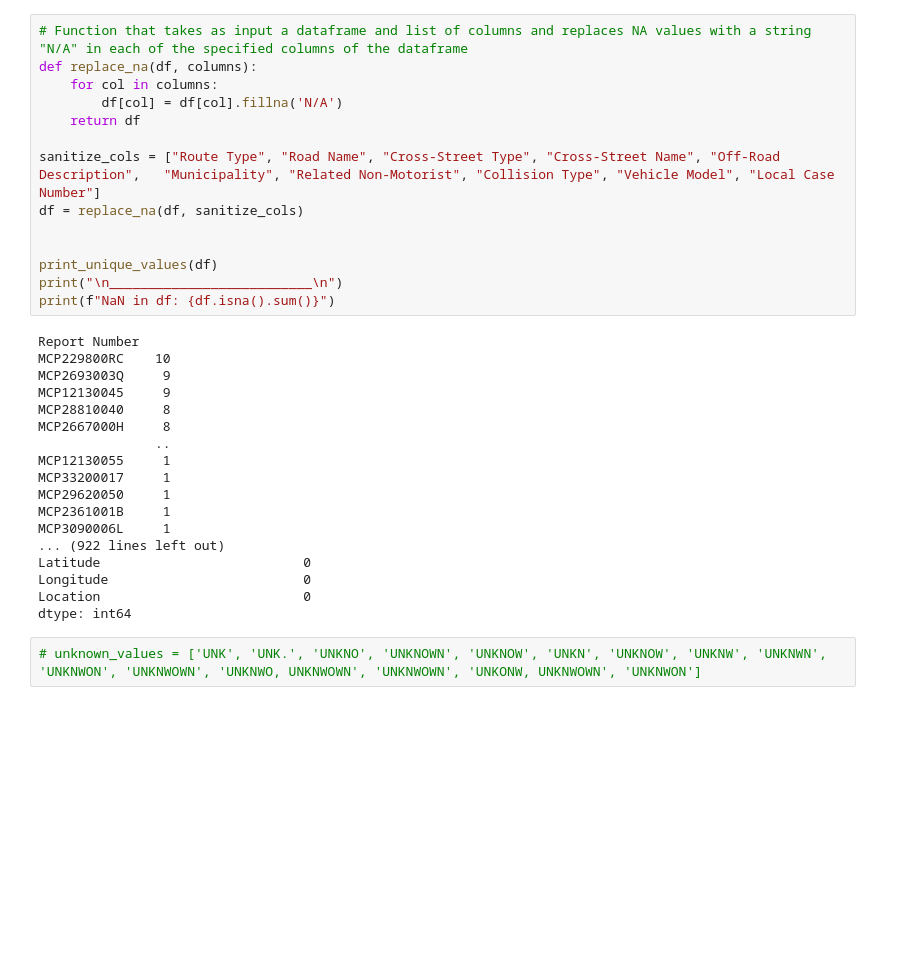
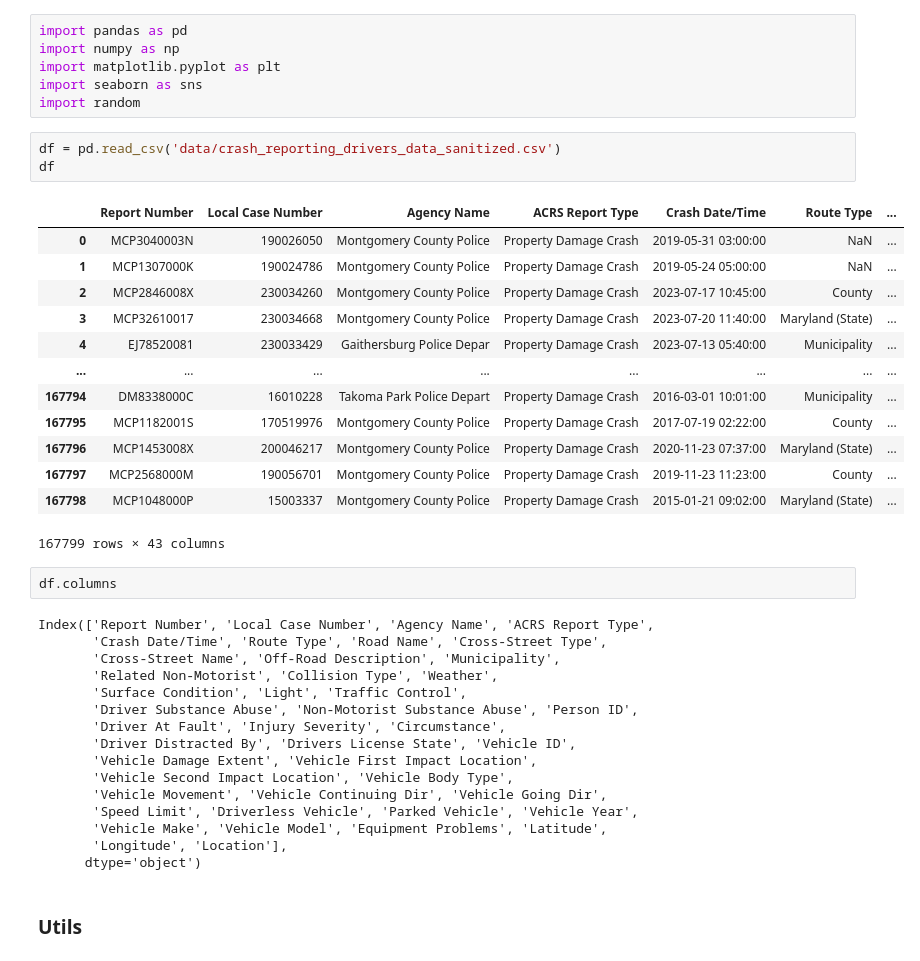
Before and after one commit to CaptN-JP/CrashAnalyzer, a Jupyter notebook: eda.ipynb, the cells around one changed output. Drawn from its saved outputs; the diff is of its cells as text; blank space fills up the shorter version.

```diff
--- a/eda.ipynb
+++ b/eda.ipynb
@@ -696,34 +1,43 @@ NA values:  0
-# %%
-# Function that takes as input a dataframe and list of columns and replaces NA values with a string "N/A" in each of the specified columns of the dataframe
-def replace_na(df, columns):
-    for col in columns:
-        df[col] = df[col].fillna('N/A')
-    return df
-
-sanitize_cols = ["Route Type", "Road Name",	"Cross-Street Type", "Cross-Street Name", "Off-Road Description",	"Municipality",	"Related Non-Motorist",	"Collision Type", "Vehicle Model", "Local Case Number"]
-df = replace_na(df, sanitize_cols)
-
-
-print_unique_values(df)
-print("\n__________________________\n")
-print(f"NaN in df: {df.isna().sum()}")
-# %% [output]
-Report Number
-MCP229800RC    10
-MCP2693003Q     9
-MCP12130045     9
-MCP28810040     8
-MCP2667000H     8
-               ..
-MCP12130055     1
-MCP33200017     1
-MCP29620050     1
-MCP2361001B     1
-MCP3090006L     1
-... (922 lines left out)
-Latitude                          0
-Longitude                         0
-Location                          0
-dtype: int64
-# %%
-# unknown_values = ['UNK', 'UNK.', 'UNKNO', 'UNKNOWN', 'UNKNOW', 'UNKN', 'UNKNOW', 'UNKNW', 'UNKNWN', 'UNKNWON', 'UNKNWOWN', 'UNKNWO, UNKNWOWN', 'UNKNWOWN', 'UNKONW, UNKNWOWN', 'UNKNWON']
+# %%
+import pandas as pd
+import numpy as np
+import matplotlib.pyplot as plt
+import seaborn as sns
+import random
+# %%
+df = pd.read_csv('data/crash_reporting_drivers_data_sanitized.csv')
+df
+# %% [output]
+|  | Report Number | Local Case Number | Agency Name | ACRS Report Type | Crash Date/Time | Route Type | ... |
+| 0 | MCP3040003N | 190026050 | Montgomery County Police | Property Damage Crash | 2019-05-31 03:00:00 | NaN | ... |
+| 1 | MCP1307000K | 190024786 | Montgomery County Police | Property Damage Crash | 2019-05-24 05:00:00 | NaN | ... |
+| 2 | MCP2846008X | 230034260 | Montgomery County Police | Property Damage Crash | 2023-07-17 10:45:00 | County | ... |
+| 3 | MCP32610017 | 230034668 | Montgomery County Police | Property Damage Crash | 2023-07-20 11:40:00 | Maryland (State) | ... |
+| 4 | EJ78520081 | 230033429 | Gaithersburg Police Depar | Property Damage Crash | 2023-07-13 05:40:00 | Municipality | ... |
+| ... | ... | ... | ... | ... | ... | ... | ... |
+| 167794 | DM8338000C | 16010228 | Takoma Park Police Depart | Property Damage Crash | 2016-03-01 10:01:00 | Municipality | ... |
+| 167795 | MCP1182001S | 170519976 | Montgomery County Police | Property Damage Crash | 2017-07-19 02:22:00 | County | ... |
+| 167796 | MCP1453008X | 200046217 | Montgomery County Police | Property Damage Crash | 2020-11-23 07:37:00 | Maryland (State) | ... |
+| 167797 | MCP2568000M | 190056701 | Montgomery County Police | Property Damage Crash | 2019-11-23 11:23:00 | County | ... |
+| 167798 | MCP1048000P | 15003337 | Montgomery County Police | Property Damage Crash | 2015-01-21 09:02:00 | Maryland (State) | ... |
+167799 rows × 43 columns
+# %%
+df.columns
+# %% [output]
+Index(['Report Number', 'Local Case Number', 'Agency Name', 'ACRS Report Type',
+       'Crash Date/Time', 'Route Type', 'Road Name', 'Cross-Street Type',
+       'Cross-Street Name', 'Off-Road Description', 'Municipality',
+       'Related Non-Motorist', 'Collision Type', 'Weather',
+       'Surface Condition', 'Light', 'Traffic Control',
+       'Driver Substance Abuse', 'Non-Motorist Substance Abuse', 'Person ID',
+       'Driver At Fault', 'Injury Severity', 'Circumstance',
+       'Driver Distracted By', 'Drivers License State', 'Vehicle ID',
+       'Vehicle Damage Extent', 'Vehicle First Impact Location',
+       'Vehicle Second Impact Location', 'Vehicle Body Type',
+       'Vehicle Movement', 'Vehicle Continuing Dir', 'Vehicle Going Dir',
+       'Speed Limit', 'Driverless Vehicle', 'Parked Vehicle', 'Vehicle Year',
+       'Vehicle Make', 'Vehicle Model', 'Equipment Problems', 'Latitude',
+       'Longitude', 'Location'],
+      dtype='object')
+# %% [markdown]
+### Utils
```
Also changed, not shown: parts of 60 cells of this notebook, 3 other files.
